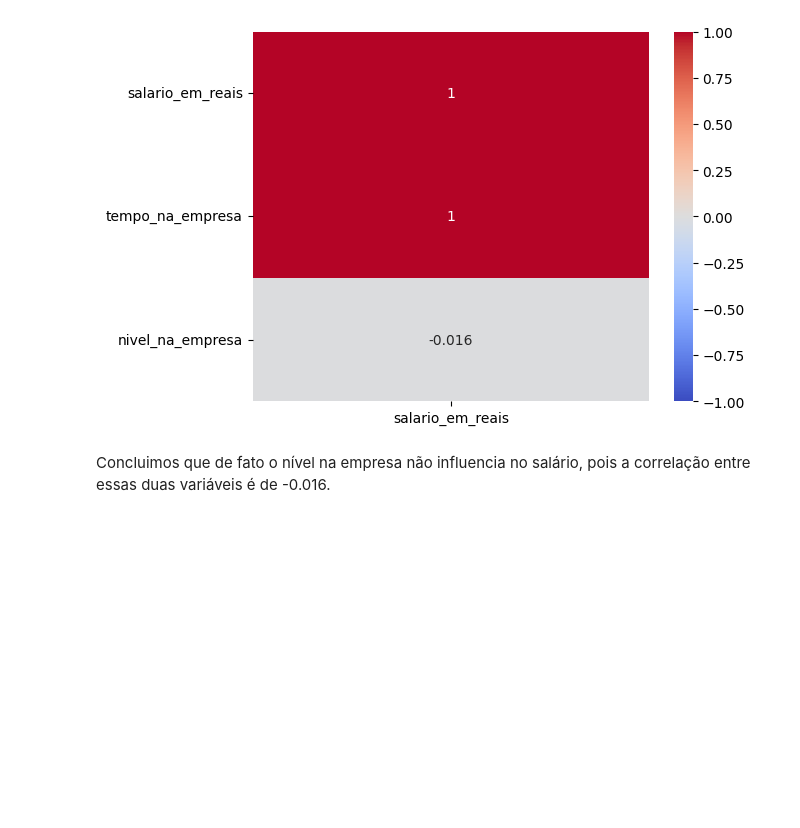
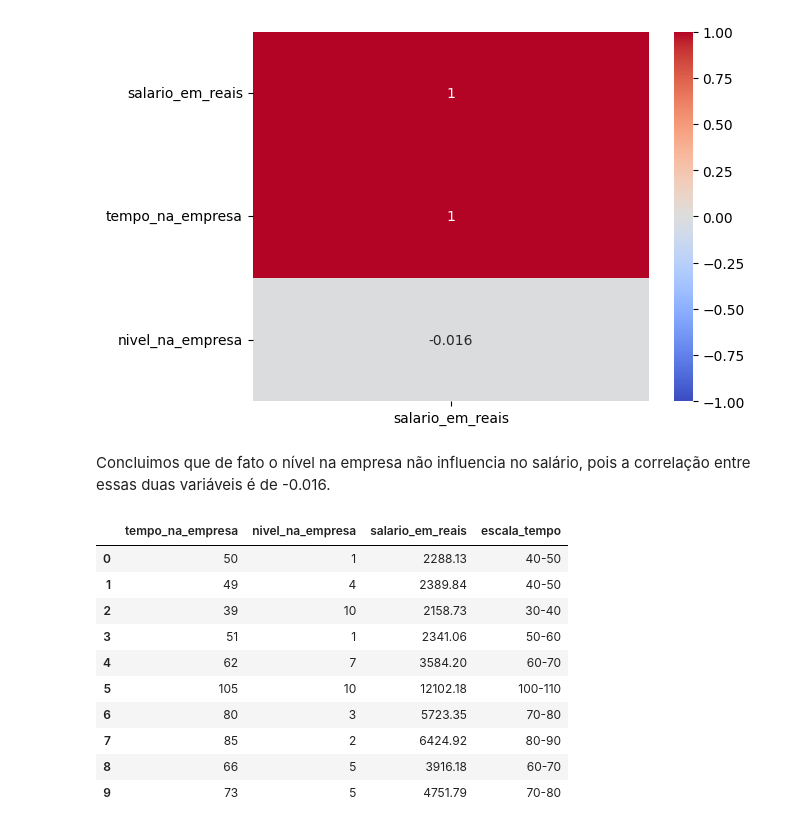
Before and after one commit to angelomedeiros/formacao-ia-regressao-polinomial, a Jupyter notebook: model_salario.ipynb, the cells around one changed output. Drawn from its saved outputs; the diff is of its cells as text; code cells hidden in the pictures; blank space fills up the shorter version.

```diff
--- a/model_salario.ipynb
+++ b/model_salario.ipynb
@@ -130,0 +136,14 @@ Concluimos que de fato o nível na empresa não influencia no salário, pois a c
+# %%
+df_salario_bucket.head(10)
+# %% [output]
+|  | tempo_na_empresa | nivel_na_empresa | salario_em_reais | escala_tempo |
+| 0 | 50 | 1 | 2288.13 | 40-50 |
+| 1 | 49 | 4 | 2389.84 | 40-50 |
+| 2 | 39 | 10 | 2158.73 | 30-40 |
+| 3 | 51 | 1 | 2341.06 | 50-60 |
+| 4 | 62 | 7 | 3584.20 | 60-70 |
+| 5 | 105 | 10 | 12102.18 | 100-110 |
+| 6 | 80 | 3 | 5723.35 | 70-80 |
+| 7 | 85 | 2 | 6424.92 | 80-90 |
+| 8 | 66 | 5 | 3916.18 | 60-70 |
+| 9 | 73 | 5 | 4751.79 | 70-80 |
```
Also changed, not shown: parts of 2 cells of this notebook.
